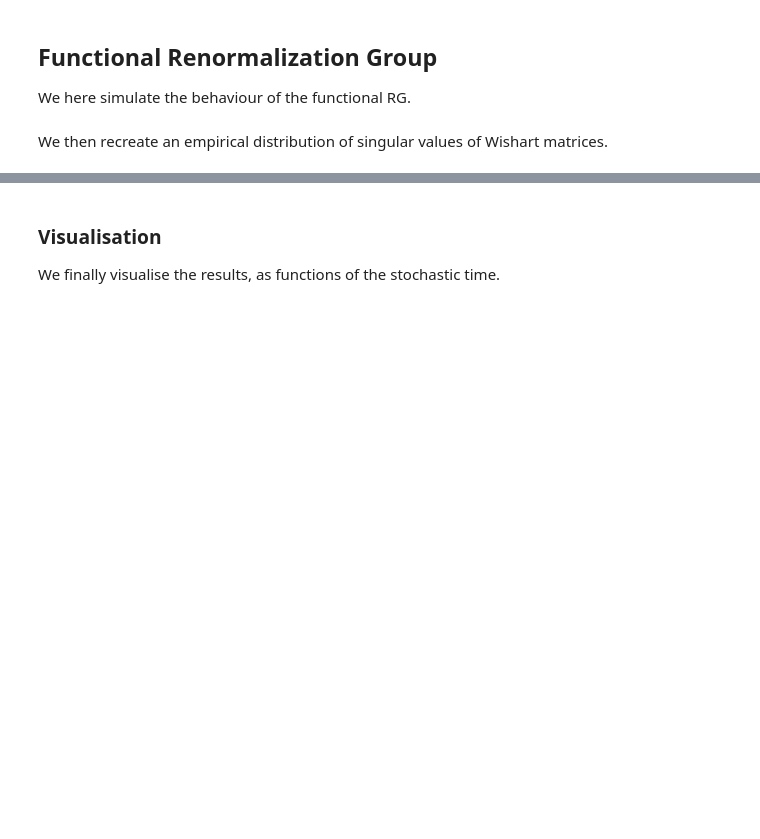
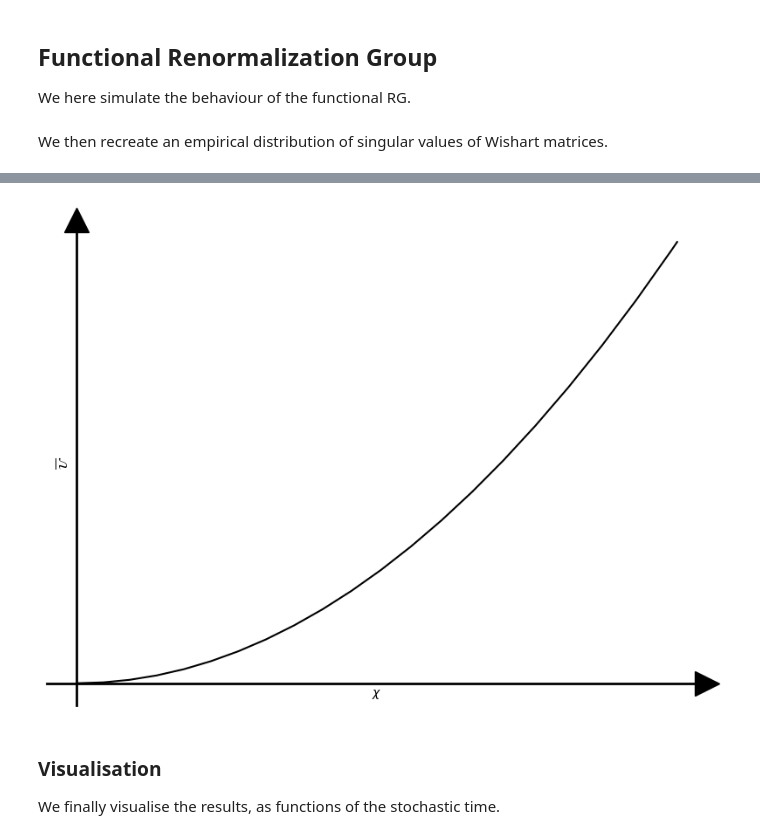
Before and after one commit to thesfinox/stochastic-signal-detection, a Jupyter notebook: sim_empirical.ipynb, the cells around one changed output, grey strips where cells are left out. Drawn from its saved outputs; the diff is of its cells as text; code cells hidden in the pictures; blank space fills up the shorter version.

```diff
--- a/sim_empirical.ipynb
+++ b/sim_empirical.ipynb
@@ -161,6 +161,46 @@ movie(
 # Remove the figure from buffer
 fig = plt.gcf()
 plt.close(fig)
+# %%
+# Visualize the starting point of the potential
+with plt.style.context('fast', after_reset=True):
+    fig, ax = plt.subplots(figsize=(8, 6))
+    x = np.linspace(xlim_inf, xlim_sup, 1000)
+    y = mu1*x + mu2 * x**2 + mu3 * x**3 + mu4 * x**4
+
+    ax.plot(x, y, '-k', label='Potential')
+    ax.set_xlabel(r'$\chi$')
+    ax.set_ylabel(r'$\overline{\mathcal{U}}$')
+
+    ax.set_xticks([])
+    ax.set_yticks([])
+    ax.set_xticklabels([])
+    ax.set_yticklabels([])
+    ax.spines['top'].set_visible(False)
+    ax.spines['right'].set_visible(False)
+    ax.spines['left'].set_position(('data', 0))
+    ax.spines['bottom'].set_position(('data', 0))
+    ax.spines['left'].set_linewidth(2)
+    ax.spines['bottom'].set_linewidth(2)
+    ax.plot(1,
+            0,
+            ">k",
+            transform=ax.get_yaxis_transform(),
+            clip_on=False,
+            markersize=20)
+    ax.plot(0,
+            1,
+            "^k",
+            transform=ax.get_xaxis_transform(),
+            clip_on=False,
+            markersize=20)
+
+    fig.tight_layout()
+    fig.savefig(output_dir / f'potential_{output_file}.png', dpi=150)
+    plt.show()
+    plt.close(fig)
+# %% [output]
+[figure, added]
 # %% [markdown]
 ### Visualisation
 
```
Also changed, not shown: parts of 4 cells of this notebook, 5 other files.
